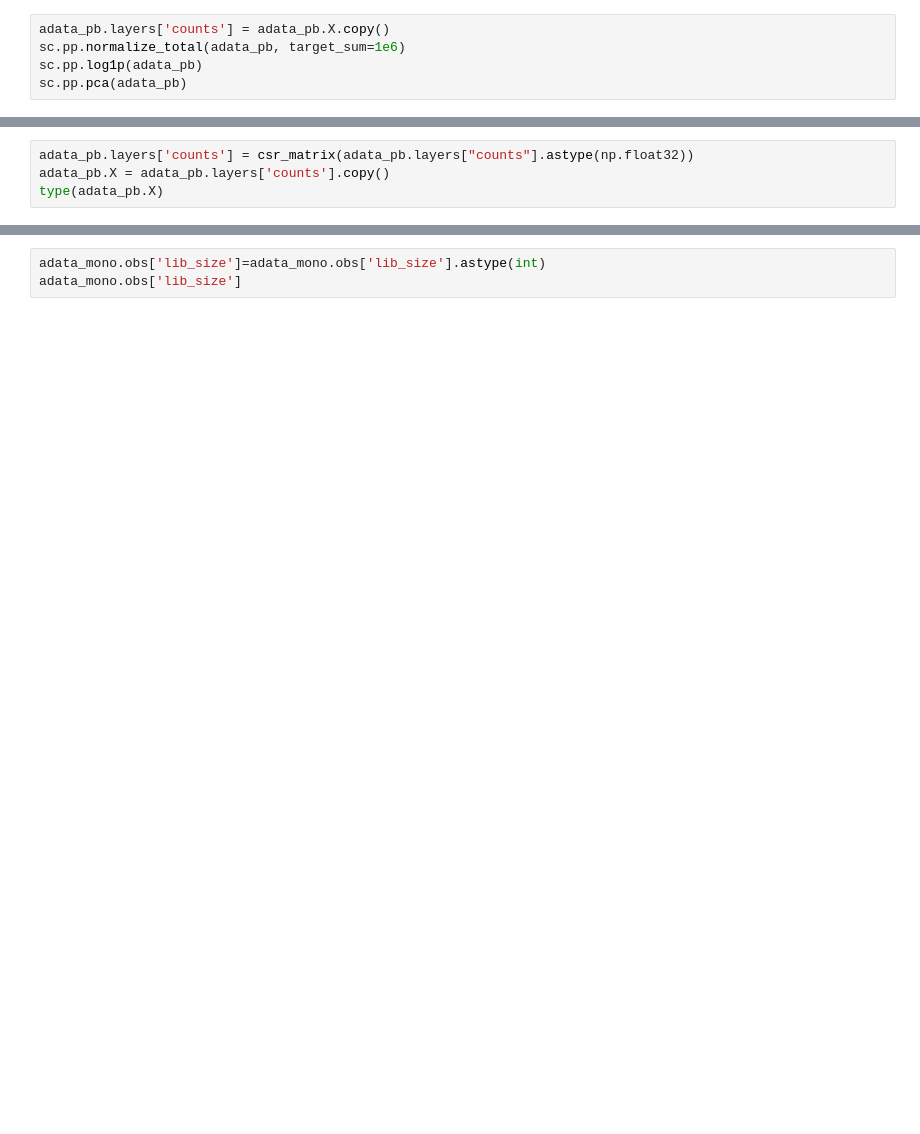
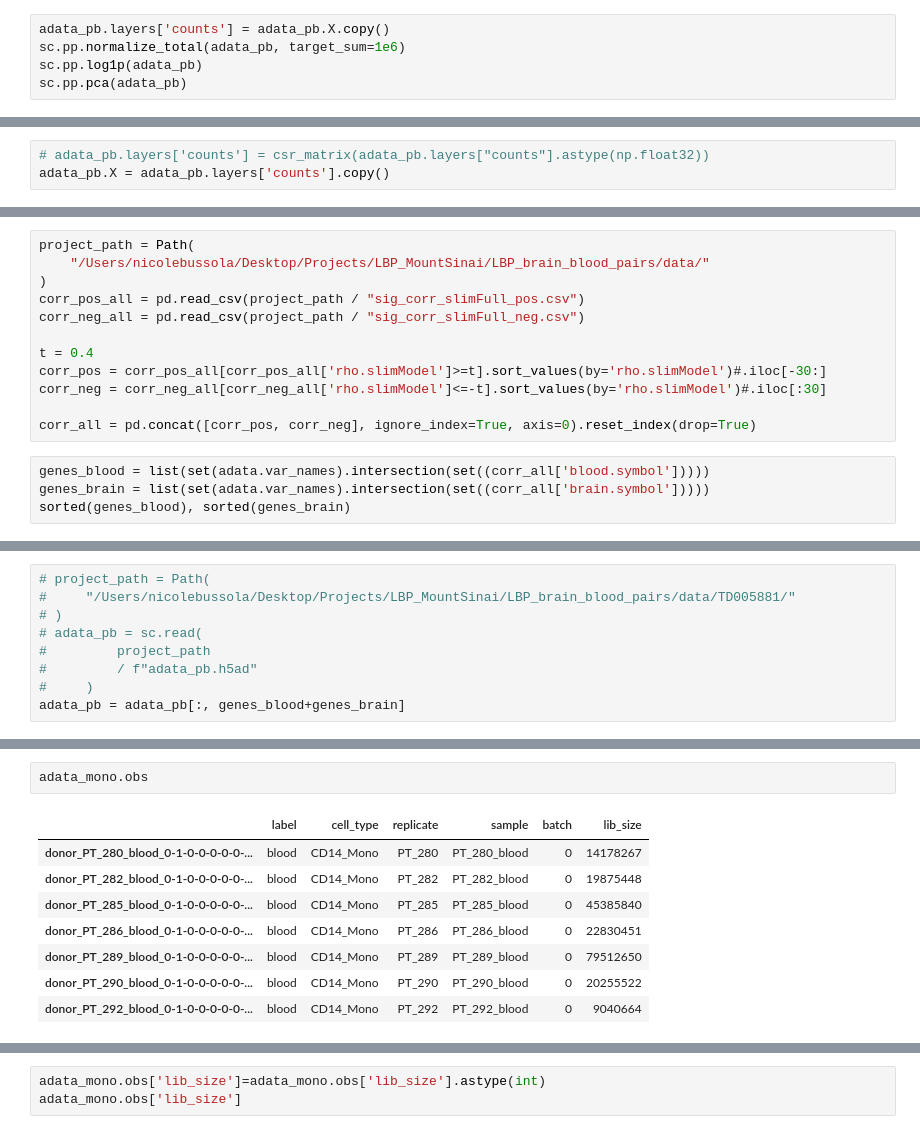
Before and after one commit to nicolebussola/immune_signalling_lbp, a Jupyter notebook: notebooks/DGE.ipynb, the cells around one changed output, grey strips where cells are left out. Drawn from its saved outputs; the diff is of its cells as text; blank space fills up the shorter version.

```diff
--- a/notebooks/DGE.ipynb
+++ b/notebooks/DGE.ipynb
@@ -253,4 +239,3 @@ sc.pl.pca(adata_pb, color=adata_pb.obs, ncols=1, size=300)
 # %%
-adata_pb.layers['counts'] = csr_matrix(adata_pb.layers["counts"].astype(np.float32))
+# adata_pb.layers['counts'] = csr_matrix(adata_pb.layers["counts"].astype(np.float32))
 adata_pb.X = adata_pb.layers['counts'].copy()
-type(adata_pb.X)
@@ -263,0 +265,16 @@ adata_mono.obs_names = [
+# %%
+project_path = Path(
+    "/Users/nicolebussola/Desktop/Projects/LBP_MountSinai/LBP_brain_blood_pairs/data/"
+)
+corr_pos_all = pd.read_csv(project_path / "sig_corr_slimFull_pos.csv")
+corr_neg_all = pd.read_csv(project_path / "sig_corr_slimFull_neg.csv")
+
+t = 0.4
+corr_pos = corr_pos_all[corr_pos_all['rho.slimModel']>=t].sort_values(by='rho.slimModel')#.iloc[-30:]
+corr_neg = corr_neg_all[corr_neg_all['rho.slimModel']<=-t].sort_values(by='rho.slimModel')#.iloc[:30]
+
+corr_all = pd.concat([corr_pos, corr_neg], ignore_index=True, axis=0).reset_index(drop=True)
+# %%
+genes_blood = list(set(adata.var_names).intersection(set((corr_all['blood.symbol']))))
+genes_brain = list(set(adata.var_names).intersection(set((corr_all['brain.symbol']))))
+sorted(genes_blood), sorted(genes_brain)
@@ -263,0 +301,9 @@ adata_mono.obs_names = [
+# %%
+# project_path = Path(
+#     "/Users/nicolebussola/Desktop/Projects/LBP_MountSinai/LBP_brain_blood_pairs/data/TD005881/"
+# )
+# adata_pb = sc.read(
+#         project_path
+#         / f"adata_pb.h5ad"
+#     )
+adata_pb = adata_pb[:, genes_blood+genes_brain]
@@ -263,0 +342,11 @@ adata_mono.obs_names = [
+# %%
+adata_mono.obs
+# %% [output]
+|  | label | cell_type | replicate | sample | batch | lib_size |
+| donor_PT_280_blood_0-1-0-0-0-0-0-... | blood | CD14_Mono | PT_280 | PT_280_blood | 0 | 14178267 |
+| donor_PT_282_blood_0-1-0-0-0-0-0-... | blood | CD14_Mono | PT_282 | PT_282_blood | 0 | 19875448 |
+| donor_PT_285_blood_0-1-0-0-0-0-0-... | blood | CD14_Mono | PT_285 | PT_285_blood | 0 | 45385840 |
+| donor_PT_286_blood_0-1-0-0-0-0-0-... | blood | CD14_Mono | PT_286 | PT_286_blood | 0 | 22830451 |
+| donor_PT_289_blood_0-1-0-0-0-0-0-... | blood | CD14_Mono | PT_289 | PT_289_blood | 0 | 79512650 |
+| donor_PT_290_blood_0-1-0-0-0-0-0-... | blood | CD14_Mono | PT_290 | PT_290_blood | 0 | 20255522 |
+| donor_PT_292_blood_0-1-0-0-0-0-0-... | blood | CD14_Mono | PT_292 | PT_292_blood | 0 | 9040664 |
```
Also changed, not shown: parts of 47 cells of this notebook, 15 other files.
